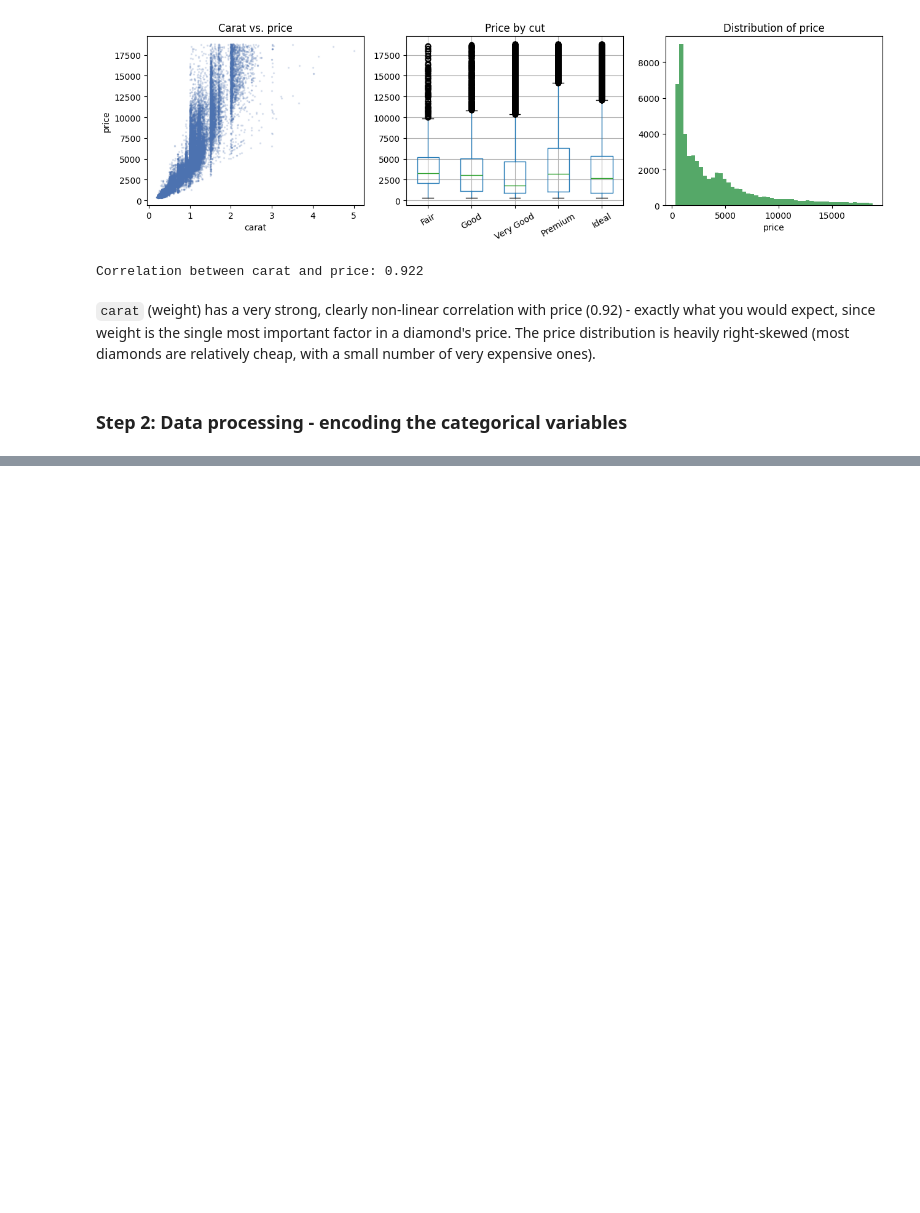
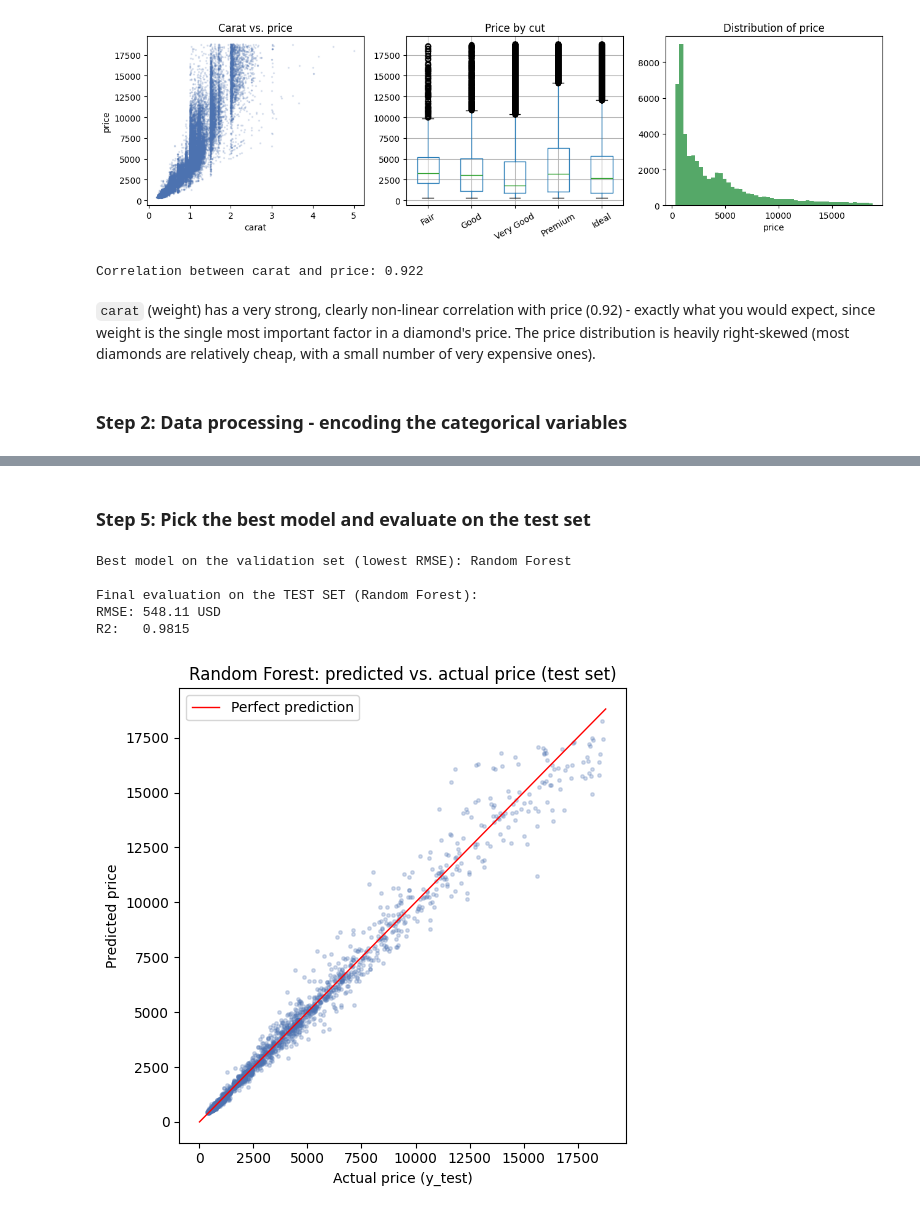
Before and after one commit to arbazshah52/Individual-Machine-Learning, a Jupyter notebook: Kapital3/Kapital3 Diamond.ipynb, the cells around one changed output, grey strips where cells are left out. Cells and saved outputs as stored; diff of their text form; code cells hidden in the pictures; blank space fills up the shorter version.

Commit message:
complete step

```diff
--- a/Kapital3/Kapital3 Diamond.ipynb
+++ b/Kapital3/Kapital3 Diamond.ipynb
@@ -135,0 +168,9 @@ relatively cheap, with a small number of very expensive ones).
+# %%
+train_full, test = train_test_split(diamonds_enc, test_size=0.2, random_state=40)
+train, val = train_test_split(train_full, test_size=0.25, random_state=36)
+
+X_train, y_train = train.drop(columns=["price"]), train["price"]
+X_val, y_val = val.drop(columns=["price"]), val["price"]
+X_test, y_test = test.drop(columns=["price"]), test["price"]
+
+print("train:", X_train.shape, " val:", X_val.shape, " test:", X_test.shape)
@@ -135,0 +238,40 @@ relatively cheap, with a small number of very expensive ones).
+# %% [markdown]
+### Step 5: Pick the best model and evaluate on the test set
+# %%
+best_name = min(results, key=lambda k: results[k][0])
+print("Best model on the validation set (lowest RMSE):", best_name)
+
+best_model = {
+    "Linear Regression": lin_reg,
+    "Ridge": ridge_gs,
+    "Lasso": lasso_gs,
+    "Random Forest": rf_gs,
+}[best_name]
+
+pred_test = best_model.predict(X_test)
+rmse_test = root_mean_squared_error(y_test, pred_test)
+r2_test = r2_score(y_test, pred_test)
+
+print(f"\nFinal evaluation on the TEST SET ({best_name}):")
+print(f"RMSE: {rmse_test:.2f} USD")
+print(f"R2:   {r2_test:.4f}")
+# %% [output]
+Best model on the validation set (lowest RMSE): Random Forest
+
+Final evaluation on the TEST SET (Random Forest):
+RMSE: 548.11 USD
+R2:   0.9815
+# %%
+fig, ax = plt.subplots(figsize=(5.5, 5.5))
+sample_idx = np.random.RandomState(0).choice(len(y_test), size=2000, replace=False)
+ax.scatter(y_test.values[sample_idx], pred_test[sample_idx], s=6, alpha=0.25, color="#4C72B0")
+lims = [0, max(y_test.max(), pred_test.max())]
+ax.plot(lims, lims, color="red", linewidth=1, label="Perfect prediction")
+ax.set_xlabel("Actual price (y_test)")
+ax.set_ylabel("Predicted price")
+ax.set_title(f"{best_name}: predicted vs. actual price (test set)")
+ax.legend()
+plt.tight_layout()
+plt.show()
+# %% [output]
+[figure, added]
```
Also changed, not shown: parts of 9 cells of this notebook.
